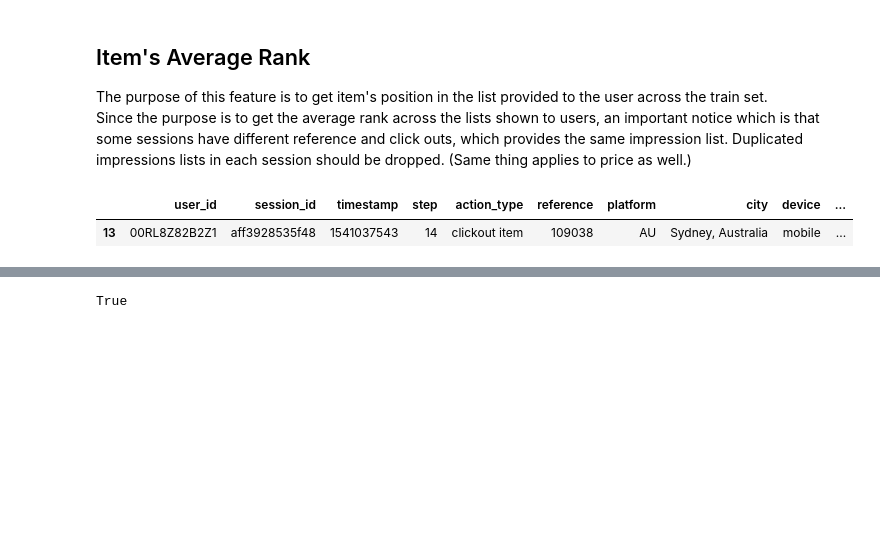
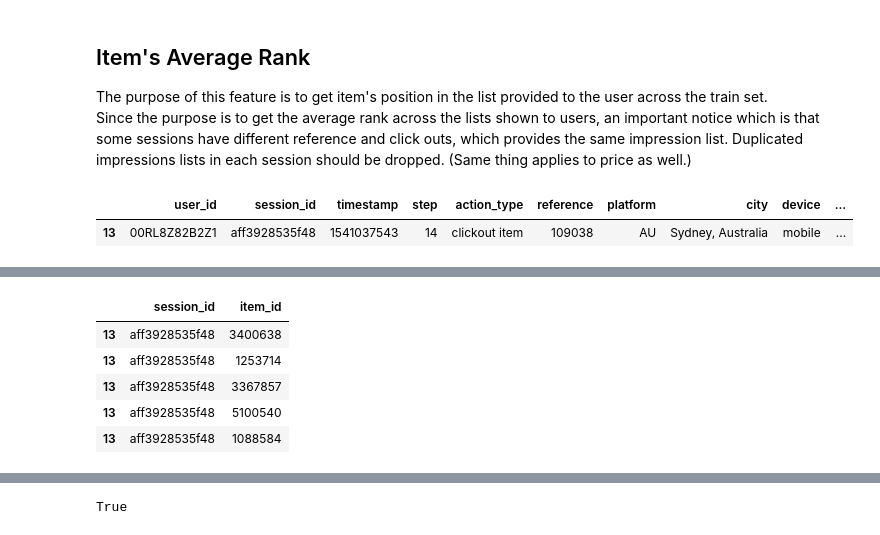
Before and after one commit to ZeyadSabbah/TrivagoRecommenderSystem, a Jupyter notebook: TrivagoFeatureEngineering.ipynb, the cells around one changed output, grey strips where cells are left out. Drawn from its saved outputs; the diff is of its cells as text; code cells hidden in the pictures; blank space fills up the shorter version.

Commit message:
created item's average rank and price features

```diff
--- a/TrivagoFeatureEngineering.ipynb
+++ b/TrivagoFeatureEngineering.ipynb
@@ -359,0 +373,11 @@ ClickoutUniqueDF.head(1)
+# %%
+SessionImpressionsDF_exploded = SessionImpressionsDF.explode('impressions')
+SessionImpressionsDF_exploded = SessionImpressionsDF_exploded.rename(columns={'impressions':'item_id'})
+SessionImpressionsDF_exploded.head(5)
+# %% [output]
+|  | session_id | item_id |
+| 13 | aff3928535f48 | 3400638 |
+| 13 | aff3928535f48 | 1253714 |
+| 13 | aff3928535f48 | 3367857 |
+| 13 | aff3928535f48 | 5100540 |
+| 13 | aff3928535f48 | 1088584 |
```
Also changed, not shown: parts of 25 cells of this notebook.
